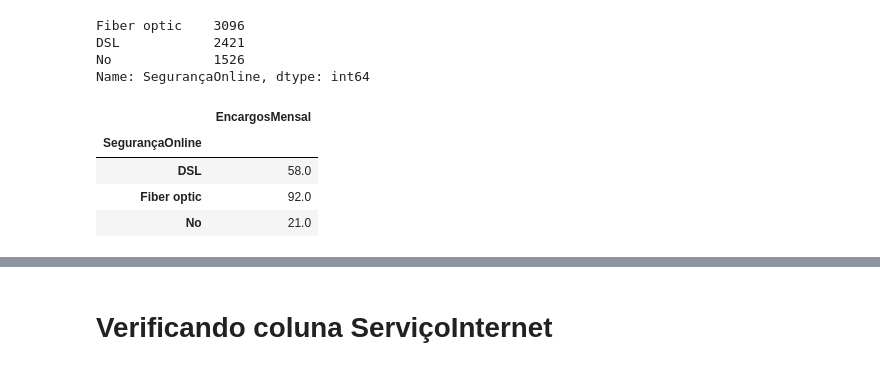
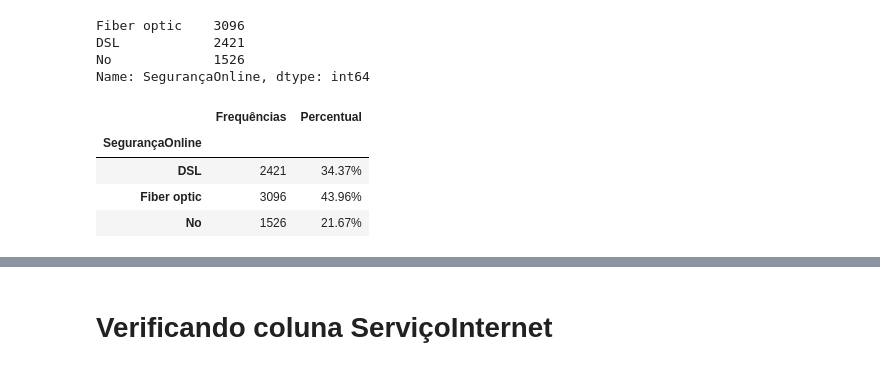
Before and after one commit to ClertonAlmeida/ChallengeDataScience, a Jupyter notebook: ChurndeClientes.ipynb, the cells around one changed output, grey strips where cells are left out. Drawn from its saved outputs; the diff is of its cells as text; code cells hidden in the pictures.

```diff
--- a/ChurndeClientes.ipynb
+++ b/ChurndeClientes.ipynb
@@ -484,8 +749,25 @@ grupamento = dataset[['SegurançaOnline', 'EncargosMensal']].groupby(by='Seguran
-# %%
-grupamento.mean().round()
-# %% [output]
-|  | EncargosMensal |
-| SegurançaOnline |  |
-| DSL | 58.0 |
-| Fiber optic | 92.0 |
-| No | 21.0 |
+# %%
+caracteristicas_propriedade = dataset['SegurançaOnline']
+caracteristicas_propriedade_itens = caracteristicas_propriedade.explode()
+caracteristicas_propriedade_itens.value_counts()
+tabela_frequencias = pd.merge(
+    left=caracteristicas_propriedade_itens.value_counts(sort=False),
+    right=caracteristicas_propriedade_itens.value_counts(normalize=True, sort=False),
+    left_index=True,
+    right_index=True
+)
+tabela_frequencias.rename(columns={
+        'SegurançaOnline_x': 'Frequências',
+        'SegurançaOnline_y': 'Percentual'
+}, inplace=True)
+
+tabela_frequencias.rename_axis('SegurançaOnline', inplace=True)
+
+tabela_frequencias.style.format({'Percentual': '{:.2%}'})\
+                        .bar(subset='Percentual', vmin = 0.05, color = 'lightblue')
+# %% [output]
+|  | Frequências | Percentual |
+| SegurançaOnline |  |  |
+| DSL | 2421 | 34.37% |
+| Fiber optic | 3096 | 43.96% |
+| No | 1526 | 21.67% |
```
Also changed, not shown: parts of 76 cells of this notebook.
